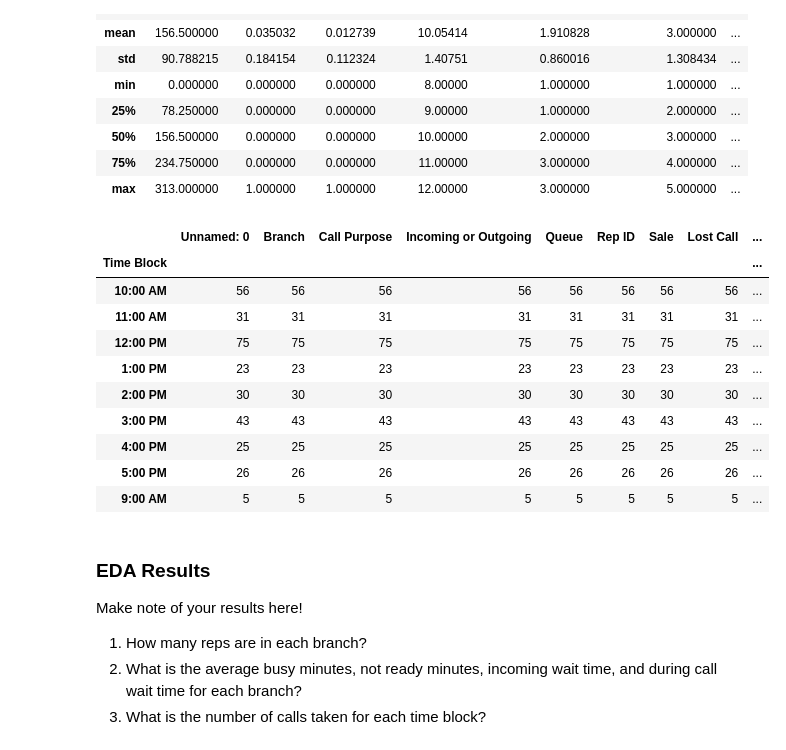
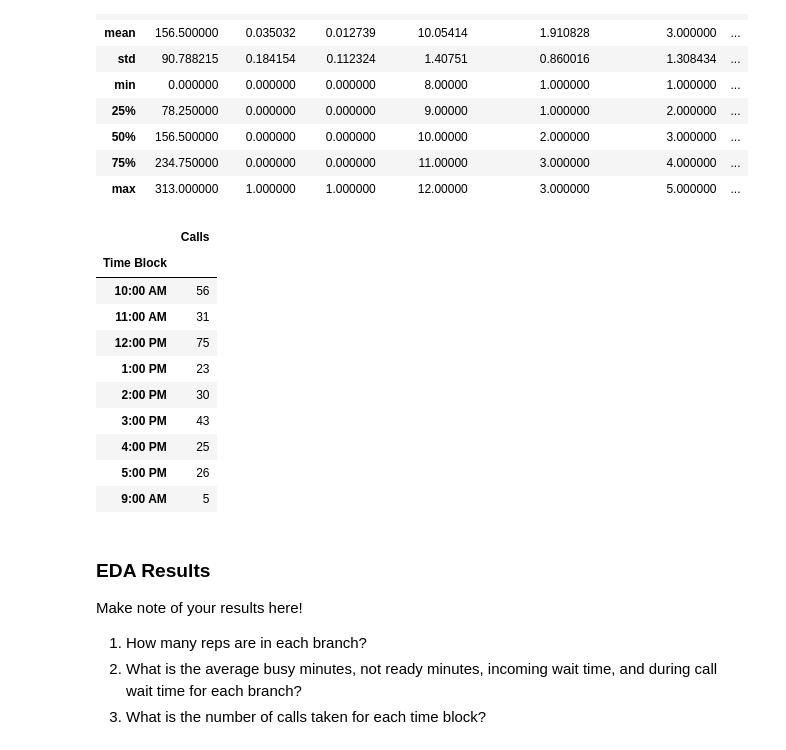
Before and after one commit to evaladhani/call-center-cleanup-assignment, a Jupyter notebook: Call Center Cleanup.ipynb, the cells around one changed output. Drawn from its saved outputs; the diff is of its cells as text; code cells hidden in the pictures.

```diff
--- a/Call Center Cleanup.ipynb
+++ b/Call Center Cleanup.ipynb
@@ -101,25 +86,25 @@ sdf.describe()
 | 75% | 234.750000 | 0.000000 | 0.000000 | 11.00000 | 3.000000 | 4.000000 | ... |
 | max | 313.000000 | 1.000000 | 1.000000 | 12.00000 | 3.000000 | 5.000000 | ... |
 # %%
-#What is the number of calls taken for each time block?
+# 3. What is the number of calls taken for each time block?
 
-n_calls = ndf.groupby('Time Block')
-n_calls.count()
+n_calls = ndf[['Time Block', 'Calls']].groupby('Time Block').count()
+n_calls
 
-s_calls = sdf.groupby('Time Block')
-s_calls.count()
+s_calls = sdf[['Time Block', 'Calls']].groupby('Time Block').count()
+s_calls
 # %% [output]
-|  | Unnamed: 0 | Branch | Call Purpose | Incoming or Outgoing | Queue | Rep ID | Sale | Lost Call | ... |
-| Time Block |  |  |  |  |  |  |  |  | ... |
-| 10:00 AM | 56 | 56 | 56 | 56 | 56 | 56 | 56 | 56 | ... |
-| 11:00 AM | 31 | 31 | 31 | 31 | 31 | 31 | 31 | 31 | ... |
-| 12:00 PM | 75 | 75 | 75 | 75 | 75 | 75 | 75 | 75 | ... |
-| 1:00 PM | 23 | 23 | 23 | 23 | 23 | 23 | 23 | 23 | ... |
-| 2:00 PM | 30 | 30 | 30 | 30 | 30 | 30 | 30 | 30 | ... |
-| 3:00 PM | 43 | 43 | 43 | 43 | 43 | 43 | 43 | 43 | ... |
-| 4:00 PM | 25 | 25 | 25 | 25 | 25 | 25 | 25 | 25 | ... |
-| 5:00 PM | 26 | 26 | 26 | 26 | 26 | 26 | 26 | 26 | ... |
-| 9:00 AM | 5 | 5 | 5 | 5 | 5 | 5 | 5 | 5 | ... |
+|  | Calls |
+| Time Block |  |
+| 10:00 AM | 56 |
+| 11:00 AM | 31 |
+| 12:00 PM | 75 |
+| 1:00 PM | 23 |
+| 2:00 PM | 30 |
+| 3:00 PM | 43 |
+| 4:00 PM | 25 |
+| 5:00 PM | 26 |
+| 9:00 AM | 5 |
 # %% [markdown]
 ### EDA Results
 
```
Also changed, not shown: parts of 6 cells of this notebook, 1 other file.
